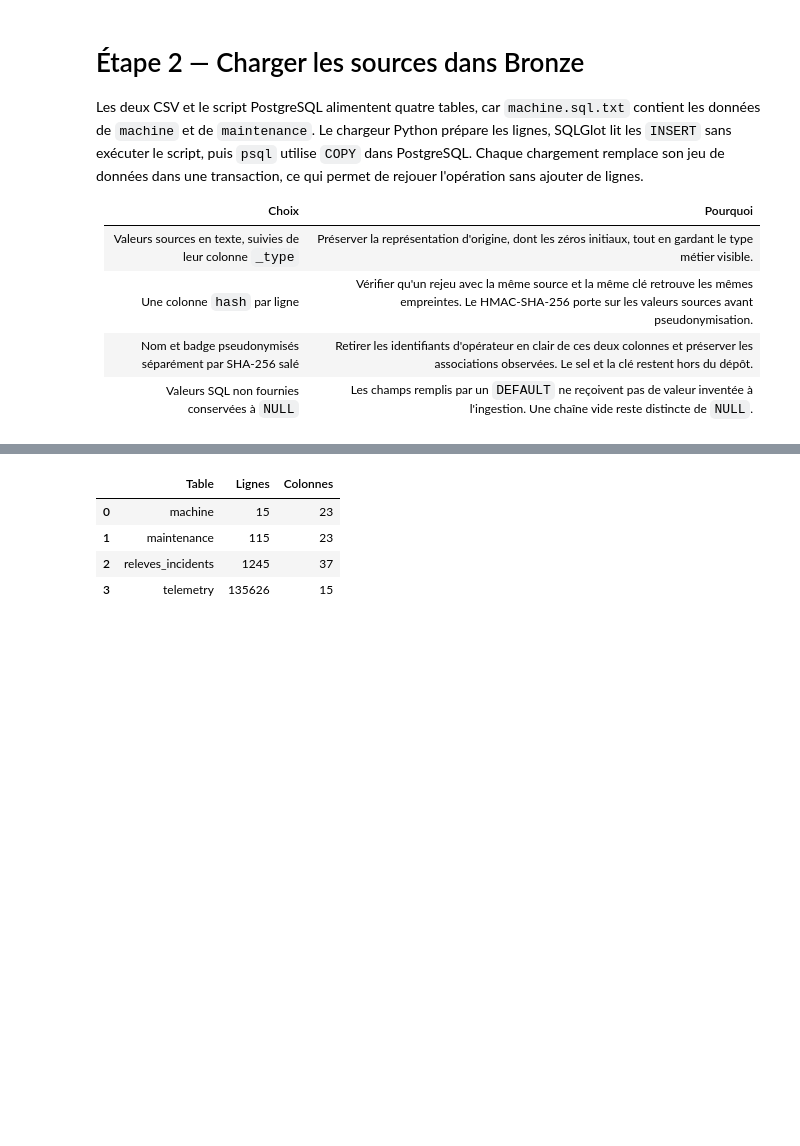
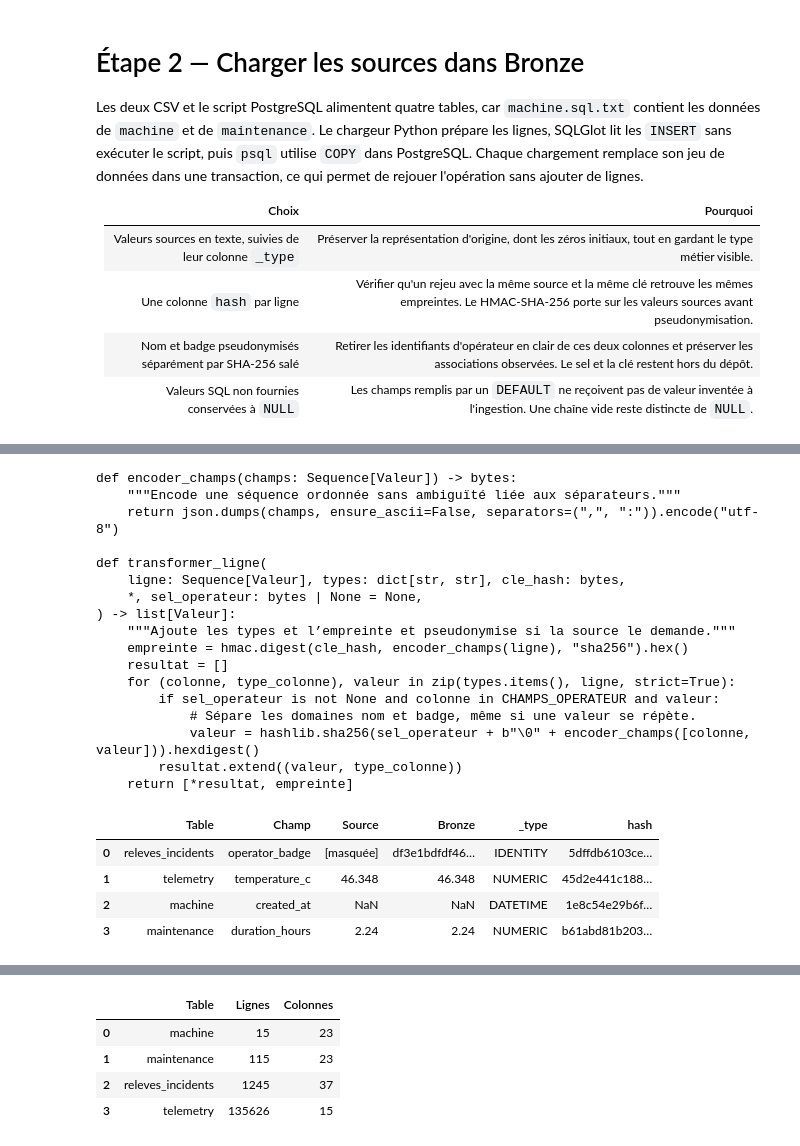
Before and after one commit to SylvainPlace/indusense, a Jupyter notebook: ingestion.ipynb, the cells around one changed output, grey strips where cells are left out. Saved outputs shown, nothing was run; the diff lists cells and outputs as text; code cells hidden in the pictures; blank space fills up the shorter version.

Commit message:
feat: expose chaque etape Bronze dans le notebook

```diff
--- a/ingestion.ipynb
+++ b/ingestion.ipynb
@@ -540,0 +576,60 @@ COMMIT
+# %%
+display(Code(getsource(encoder_champs) + "\n" + getsource(transformer_ligne), language="python"))
+
+champs_demo = {
+    "releves_incidents": "operator_badge",
+    "telemetry": "temperature_c",
+    "machine": "created_at",
+    "maintenance": "duration_hours",
+}
+
+
+def enrichir_table_bronze(lignes, types, sel_operateur):
+    for ligne in lignes:
+        yield transformer_ligne(ligne, types, cle_bronze, sel_operateur=sel_operateur)
+
+
+if CHARGER_BRONZE:
+    tables_preparees = []
+    exemples_prepares = []
+    for nom, types, premiere_source, lignes in tables_sources:
+        sel_operateur = sel_bronze if nom == "releves_incidents" else None
+        preparees = enrichir_table_bronze(lignes, types, sel_operateur)
+        premiere_bronze = next(preparees)
+        champ = champs_demo[nom]
+        index = list(types).index(champ)
+        valeur_source = "[masquée]" if sel_operateur else premiere_source[index]
+        valeur_bronze = premiere_bronze[2 * index]
+        exemples_prepares.append({
+            "Table": nom,
+            "Champ": champ,
+            "Source": valeur_source,
+            "Bronze": valeur_bronze[:12] + "…" if sel_operateur and valeur_bronze else valeur_bronze,
+            "_type": premiere_bronze[2 * index + 1],
+            "hash": premiere_bronze[-1][:12] + "…",
+        })
+        tables_preparees.append((nom, types, chain([premiere_bronze], preparees)))
+    display(pd.DataFrame(exemples_prepares))
+# %% [output]
+def encoder_champs(champs: Sequence[Valeur]) -> bytes:
+    """Encode une séquence ordonnée sans ambiguïté liée aux séparateurs."""
+    return json.dumps(champs, ensure_ascii=False, separators=(",", ":")).encode("utf-8")
+
+def transformer_ligne(
+    ligne: Sequence[Valeur], types: dict[str, str], cle_hash: bytes,
+    *, sel_operateur: bytes | None = None,
+) -> list[Valeur]:
+    """Ajoute les types et l’empreinte et pseudonymise si la source le demande."""
+    empreinte = hmac.digest(cle_hash, encoder_champs(ligne), "sha256").hex()
+    resultat = []
+    for (colonne, type_colonne), valeur in zip(types.items(), ligne, strict=True):
+        if sel_operateur is not None and colonne in CHAMPS_OPERATEUR and valeur:
+            # Sépare les domaines nom et badge, même si une valeur se répète.
+            valeur = hashlib.sha256(sel_operateur + b"\0" + encoder_champs([colonne, valeur])).hexdigest()
+        resultat.extend((valeur, type_colonne))
+    return [*resultat, empreinte]
+|  | Table | Champ | Source | Bronze | _type | hash |
+| 0 | releves_incidents | operator_badge | [masquée] | df3e1bdfdf46… | IDENTITY | 5dffdb6103ce… |
+| 1 | telemetry | temperature_c | 46.348 | 46.348 | NUMERIC | 45d2e441c188… |
+| 2 | machine | created_at | NaN | NaN | DATETIME | 1e8c54e29b6f… |
+| 3 | maintenance | duration_hours | 2.24 | 2.24 | NUMERIC | b61abd81b203… |
```
Also changed, not shown: parts of 9 cells of this notebook, 1 other file.
